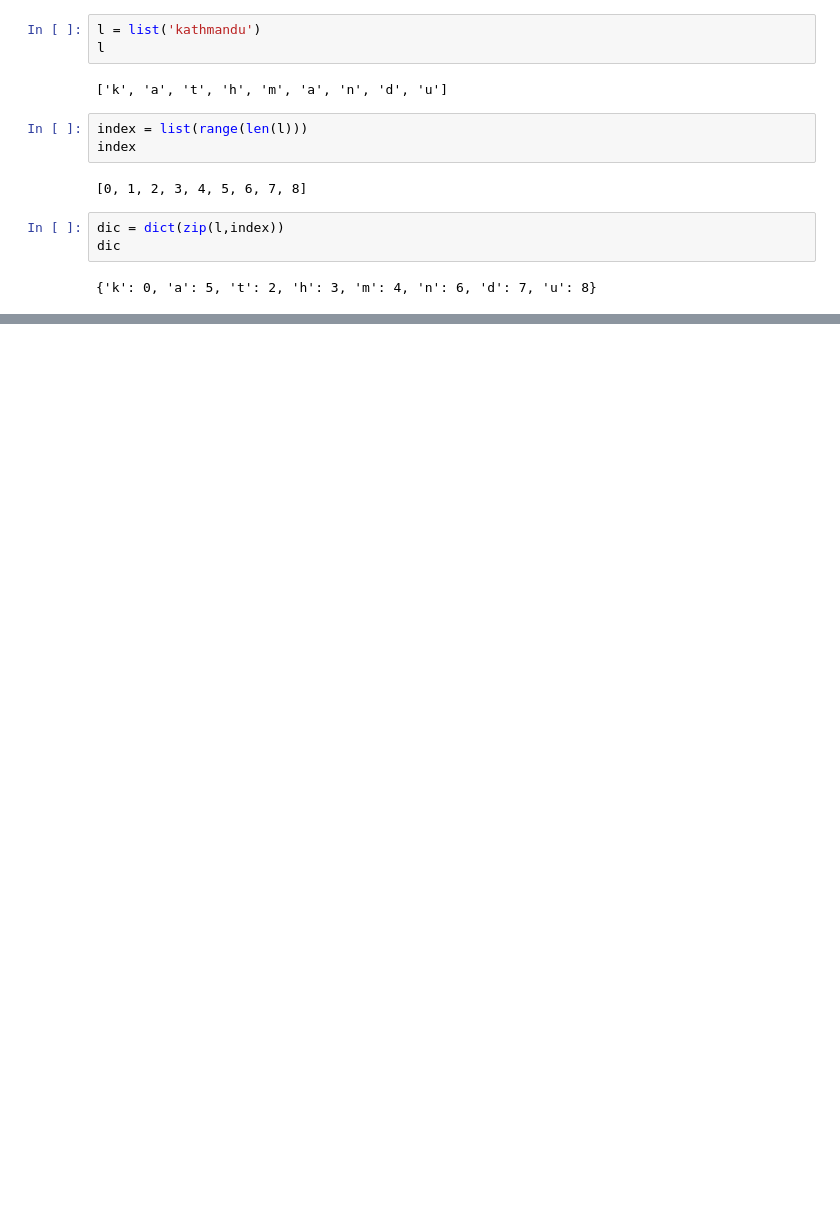
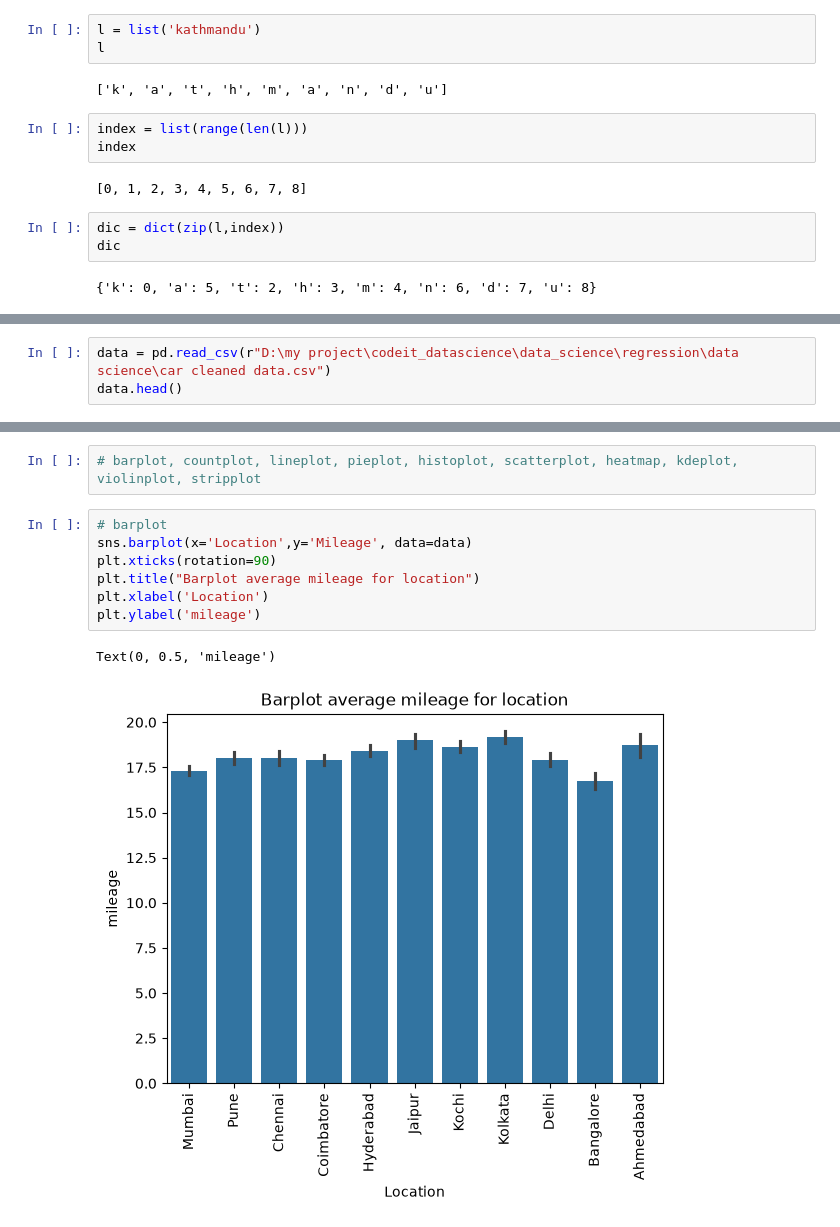
Before and after one commit to lakpalama7/data_science, a Jupyter notebook: data science/Untitled.ipynb, the cells around one changed output, grey strips where cells are left out. Cells and saved outputs as stored; diff of their text form; blank space fills up the shorter version.

Commit message:
Data visualization matplotlib, seaborn

```diff
--- a/data science/Untitled.ipynb
+++ b/data science/Untitled.ipynb
@@ -594,0 +1016,3 @@ dic
+# %%
+data = pd.read_csv(r"D:\my project\codeit_datascience\data_science\regression\data science\car cleaned data.csv")
+data.head()
@@ -594,0 +1026,12 @@ dic
+# %%
+# barplot, countplot, lineplot, pieplot, histoplot, scatterplot, heatmap, kdeplot, violinplot, stripplot
+# %%
+# barplot
+sns.barplot(x='Location',y='Mileage', data=data)
+plt.xticks(rotation=90)
+plt.title("Barplot average mileage for location")
+plt.xlabel('Location')
+plt.ylabel('mileage')
+# %% [output]
+Text(0, 0.5, 'mileage')
+[figure, added]
```
Also changed, not shown: parts of 81 cells of this notebook, 3 other files.
